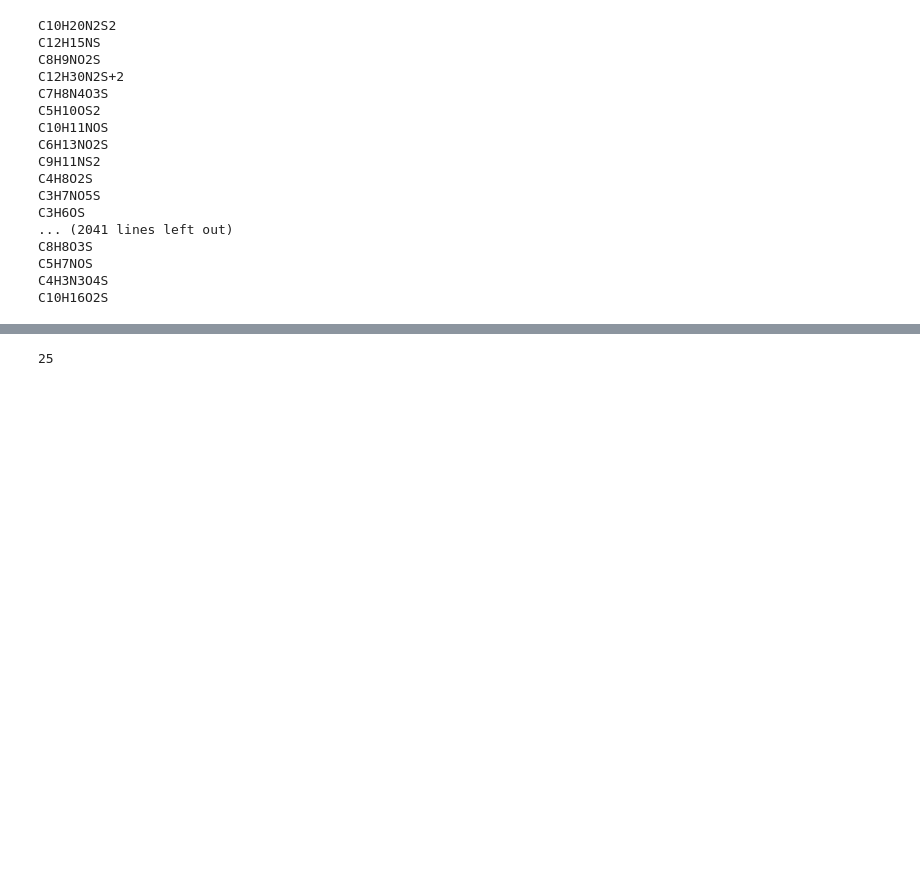
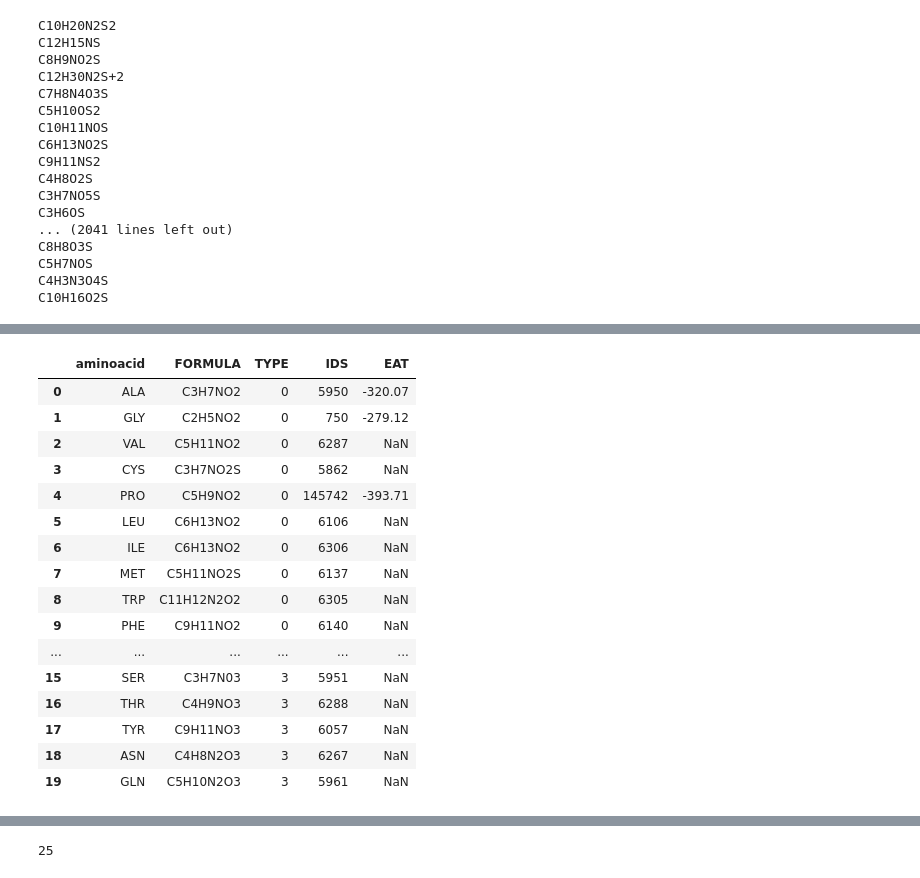
Before and after one commit to laiacoronas/quantum, a Jupyter notebook: overlap.ipynb, the cells around one changed output, grey strips where cells are left out. Saved outputs shown, nothing was run; the diff lists cells and outputs as text; code cells hidden in the pictures; blank space fills up the shorter version.

```diff
--- a/overlap.ipynb
+++ b/overlap.ipynb
@@ -109,4 +109,25 @@ qm7
 182 rows × 3 columns
+# %%
+aa = pd.read_csv("C:\\Users\\lclai\\Desktop\\LDIG\\DB\\aa\\aa.csv")
+aa
+# %% [output]
+|  | aminoacid | FORMULA | TYPE | IDS | EAT |
+| 0 | ALA | C3H7NO2 | 0 | 5950 | -320.07 |
+| 1 | GLY | C2H5NO2 | 0 | 750 | -279.12 |
+| 2 | VAL | C5H11NO2 | 0 | 6287 | NaN |
+| 3 | CYS | C3H7NO2S | 0 | 5862 | NaN |
+| 4 | PRO | C5H9NO2 | 0 | 145742 | -393.71 |
+| 5 | LEU | C6H13NO2 | 0 | 6106 | NaN |
+| 6 | ILE | C6H13NO2 | 0 | 6306 | NaN |
+| 7 | MET | C5H11NO2S | 0 | 6137 | NaN |
+| 8 | TRP | C11H12N2O2 | 0 | 6305 | NaN |
+| 9 | PHE | C9H11NO2 | 0 | 6140 | NaN |
+| ... | ... | ... | ... | ... | ... |
+| 15 | SER | C3H7N03 | 3 | 5951 | NaN |
+| 16 | THR | C4H9NO3 | 3 | 6288 | NaN |
+| 17 | TYR | C9H11NO3 | 3 | 6057 | NaN |
+| 18 | ASN | C4H8N2O3 | 3 | 6267 | NaN |
+| 19 | GLN | C5H10N2O3 | 3 | 5961 | NaN |
 # %%
 
 overlap = qm7['mf'].isin(training['mf'])
```
Also changed, not shown: parts of 5 cells of this notebook, 2 other files.
